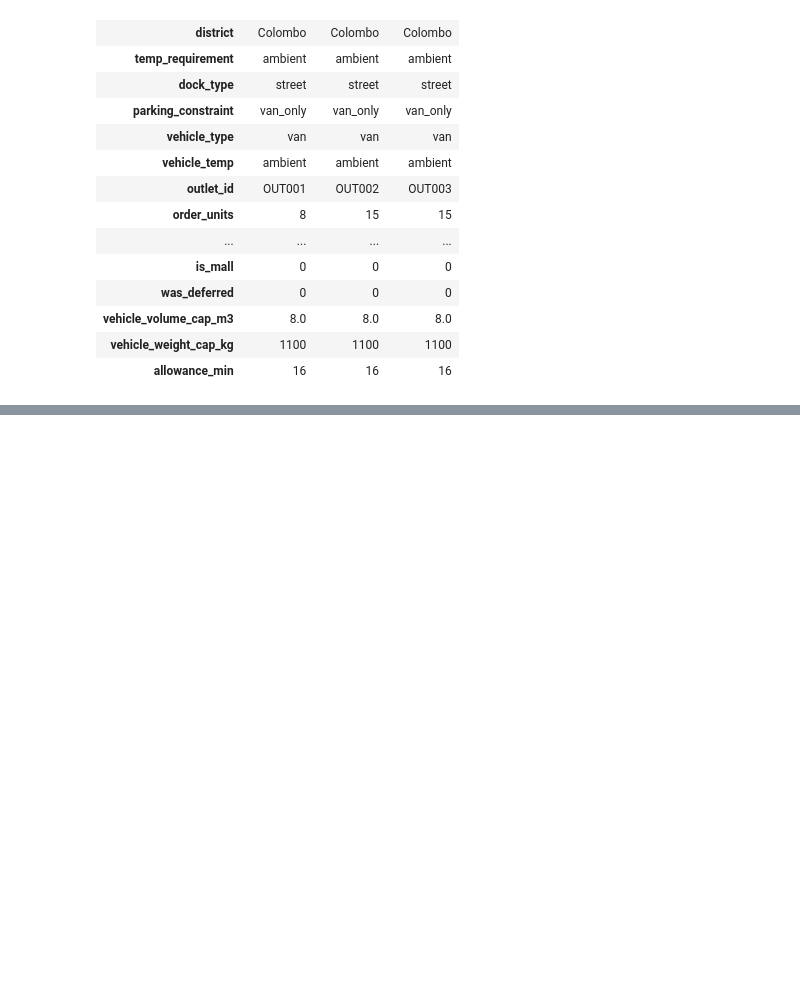
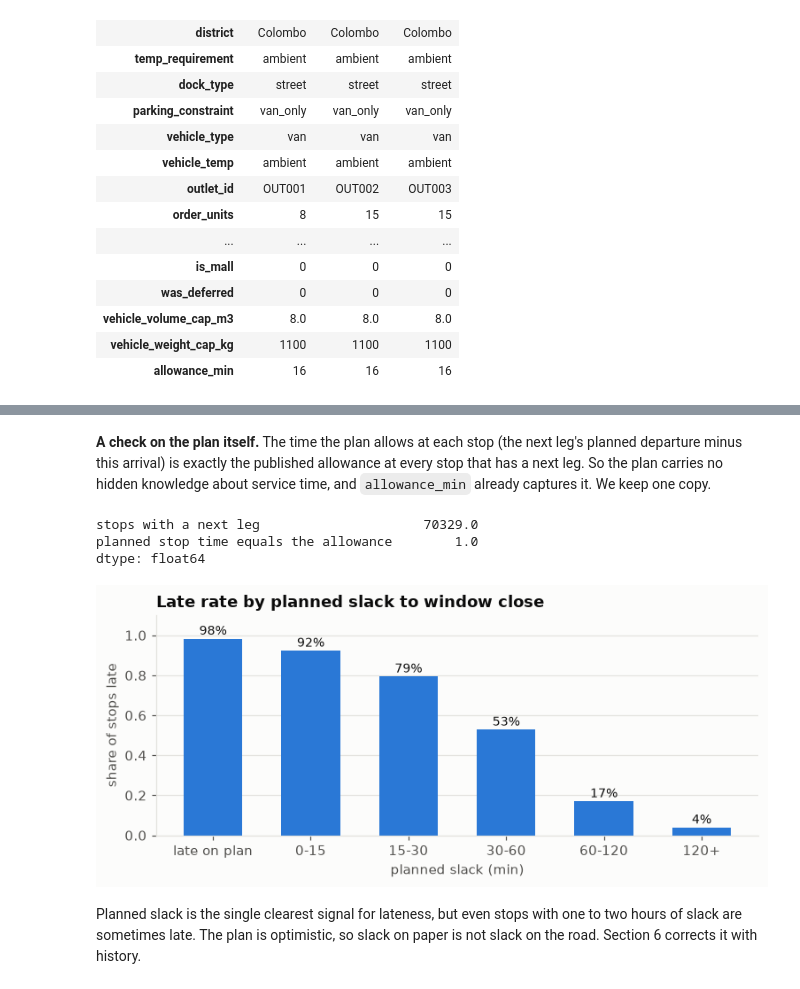
Before and after one commit to sameera-ekanayaka/Xora_Datathon, a Jupyter notebook: notebooks/04_feature_engineering.ipynb, the cells around one changed output, grey strips where cells are left out. Cells and saved outputs as stored; diff of their text form; code cells hidden in the pictures; blank space fills up the shorter version.

Commit message:
Add route position features and show the plan's stop time is the allowance

```diff
--- a/notebooks/04_feature_engineering.ipynb
+++ b/notebooks/04_feature_engineering.ipynb
@@ -77,0 +88,4 @@ order_f.head(3).T
+# %%
+route_f = fe.route_features(stops)
+print(route_f.shape)
+route_f.loc[stops.route_id == stops.route_id.iloc[0]].T
@@ -77,0 +111,33 @@ order_f.head(3).T
+# %% [markdown]
+**A check on the plan itself.** The time the plan allows at each stop (the next leg's planned departure minus this arrival) is exactly the published allowance at every stop that has a next leg. So the plan carries no hidden knowledge about service time, and `allowance_min` already captures it. We keep one copy.
+# %%
+s = stops.sort_values(["route_id", "seq"])
+planned_stop = s.groupby("route_id").planned_depart_time_min.shift(-1) - s.planned_arrival_time_min_x
+has_next = planned_stop.notna()
+pd.Series({
+    "stops with a next leg": int(has_next.sum()),
+    "planned stop time equals the allowance": float((planned_stop[has_next] == order_f.loc[planned_stop[has_next].index, "allowance_min"]).mean()),
+})
+# %% [output]
+stops with a next leg                     70329.0
+planned stop time equals the allowance        1.0
+dtype: float64
+# %%
+bands = pd.cut(route_f.planned_slack_min, [-np.inf, 0, 15, 30, 60, 120, np.inf],
+               labels=["late on plan", "0-15", "15-30", "30-60", "60-120", "120+"])
+late_by_band = stops.loc[train].groupby(bands[train], observed=True).late.mean()
+
+fig, ax = plt.subplots(figsize=(7, 3.2))
+ax.bar(late_by_band.index.astype(str), late_by_band.values, color=SERIES[0], width=0.6)
+for i, v in enumerate(late_by_band.values):
+    ax.text(i, v + 0.02, f"{v:.0%}", ha="center", color=INK, fontsize=9)
+ax.set_ylim(0, 1.1)
+ax.set_title("Late rate by planned slack to window close")
+ax.set_xlabel("planned slack (min)")
+ax.set_ylabel("share of stops late")
+plt.tight_layout()
+plt.show()
+# %% [output]
+[figure, added]
+# %% [markdown]
+Planned slack is the single clearest signal for lateness, but even stops with one to two hours of slack are sometimes late. The plan is optimistic, so slack on paper is not slack on the road. Section 6 corrects it with history.
```
Also changed, not shown: parts of 2 cells of this notebook.
